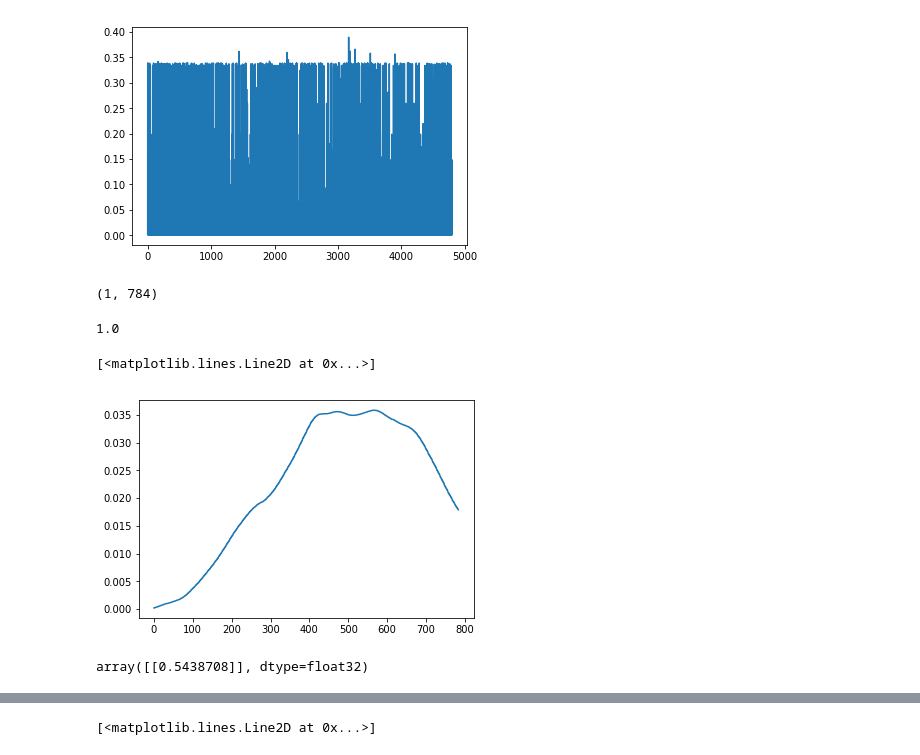
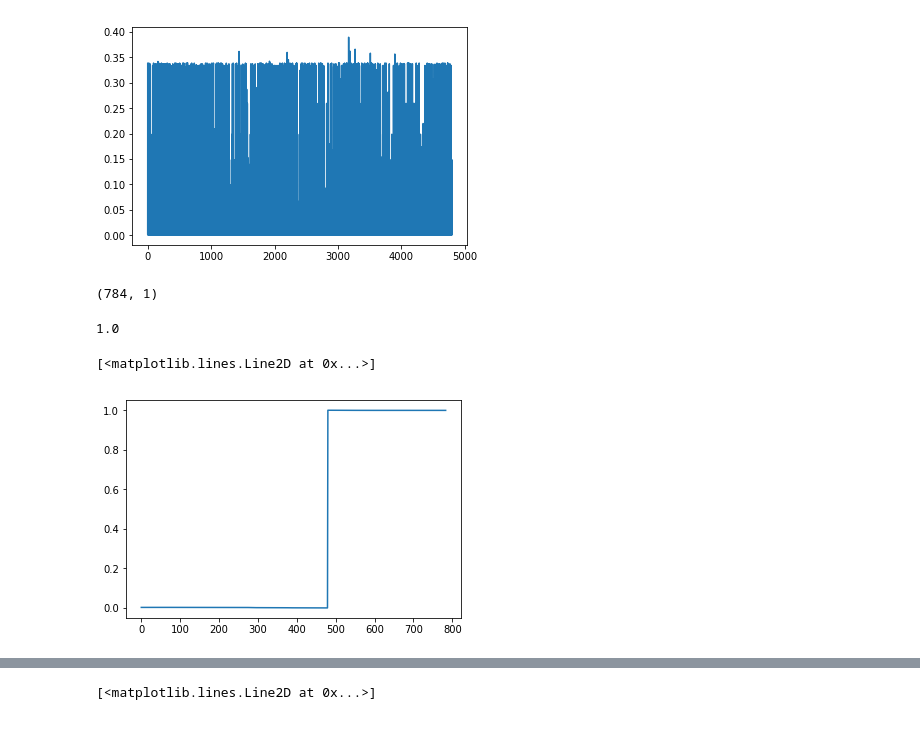
Before and after one commit to josealb/auto_can_re, a Jupyter notebook: can_learn.ipynb, the cells around one changed output, grey strips where cells are left out. Drawn from its saved outputs; the diff is of its cells as text; code cells hidden in the pictures.

Commit message:
feat: tried to add conv layer, issues with input shape

```diff
--- a/can_learn.ipynb
+++ b/can_learn.ipynb
@@ -77,36 +84,6 @@ df
 | 10880 | 0.517135 | 0.999329 | 0.810455 | 0.993591 | 1.0 | 0.966322 | 3.952128e-03 | 0.000001 | 7.111097e-15 | 9.909291e-07 | ... | ... |
 | 10881 | 0.517135 | 0.999329 | 0.810478 | 0.993439 | 1.0 | 0.966322 | 3.936869e-03 | 0.000001 | 7.123323e-15 | 9.909291e-07 | ... | ... |
 10882 rows × 81 columns
-# %%
-from random import randint
-
-#This function creates the dataset for training the net
-# It extracts snippets from the df dataframe above
-
-def create_X_y(df, num_samples, sample_length):
-    X = np.zeros([num_samples, sample_length])
-    y = np.zeros(num_samples)
-    for i in range(num_samples):
-        # Randomly choose which signal to write from
-        signal_index = randint(0,df.shape[1]-1)
-        chunk = []
-        #print(signal_index)
-        starting_point = randint(0,df.shape[0]-sample_length)
-
-        for j in range(sample_length):
-            # Since signal is very long, only a snippet is taken
-            X[i][j] = df.iat[j+starting_point,signal_index]
-
-        # Now create label based on what signal id we saved from
-        if df.columns[signal_index] in ["342"]: #steering value for acura ilx
-            np.append(y,1)
-            y[i]=1
-        else:
-            y[i]=0
-    return [X,y]
-
-
-X, y = create_X_y(df, 6000, 784)
 # %%
 from random import randint
 
@@ -158,2 +135,4 @@ X_train, X_test, y_train, y_test = train_test_split(X, y, test_size=0.2)
+# %%
+X_test = np.expand_dims(X_test, axis=2)
 # %%
 from tensorflow.keras.models import Sequential
@@ -302,24 +288,20 @@ plt.plot(result)
 [<matplotlib.lines.Line2D at 0x...>]
 [figure]
 # %%
-index = 4791
+index = 2
 # %%
-x=X_train[index][:]
-x=np.tile(x,(1,1))
+x = X_test[index][:]
+x = np.tile(x,(1,1))
 # %%
 x.shape
 # %% [output]
-(1, 784)
+(784, 1)
 # %%
 y_train[index]
 # %% [output]
 1.0
 # %%
-plt.plot(x[0])
+plt.plot(x)
 # %% [output]
 [<matplotlib.lines.Line2D at 0x...>]
-[figure, old version]
+[figure, new version]
-# %%
-model.predict(x)
-# %% [output]
-array([[0.5438708]], dtype=float32)
```
Also changed, not shown: parts of 11 cells of this notebook.
